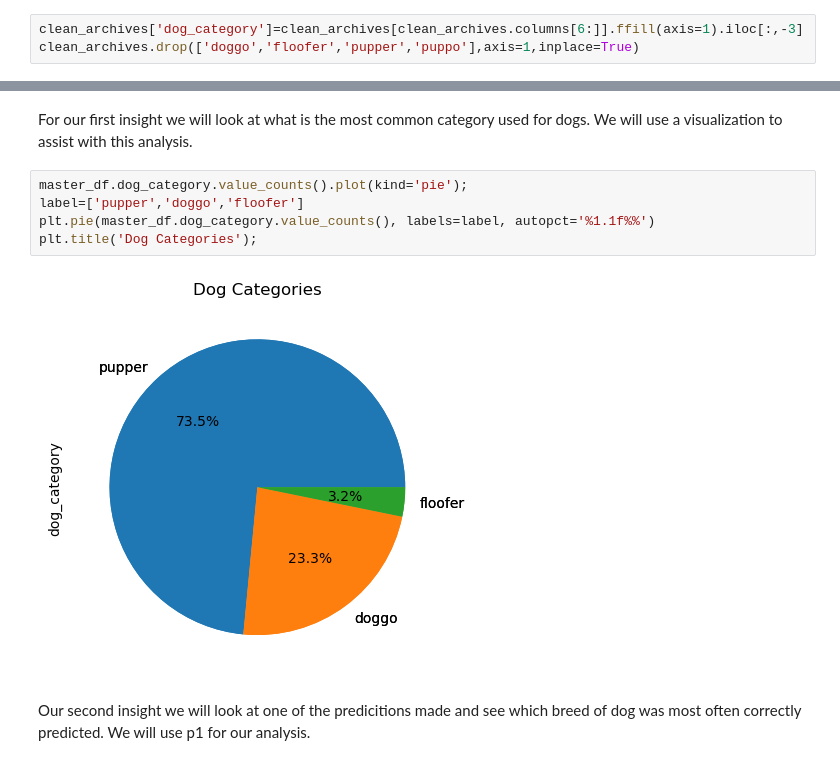
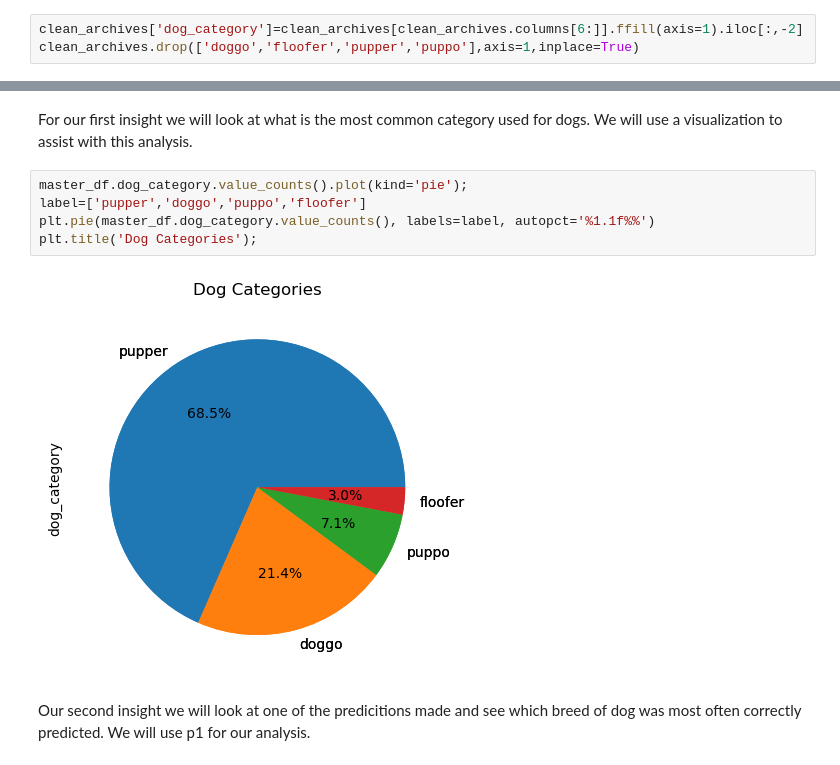
Before and after one commit to jdaugherty1216/Data-Wrangling, a Jupyter notebook: wrangle_act.ipynb, the cells around one changed output, grey strips where cells are left out. Saved outputs shown, nothing was run; the diff lists cells and outputs as text.

```diff
--- a/wrangle_act.ipynb
+++ b/wrangle_act.ipynb
@@ -584,7 +590,7 @@ clean_archives.head(1)
 # %% [markdown]
 ### Code
 # %%
-clean_archives['dog_category']=clean_archives[clean_archives.columns[6:]].ffill(axis=1).iloc[:,-3]
+clean_archives['dog_category']=clean_archives[clean_archives.columns[6:]].ffill(axis=1).iloc[:,-2]
 clean_archives.drop(['doggo','floofer','pupper','puppo'],axis=1,inplace=True)
 # %% [markdown]
 ### Test
@@ -641,11 +655,11 @@ In this section, analyze and visualize your wrangled data. You must produce at l
 For our first insight we will look at what is the most common category used for dogs. We will use a visualization to assist with this analysis.
 # %%
 master_df.dog_category.value_counts().plot(kind='pie');
-label=['pupper','doggo','floofer']
+label=['pupper','doggo','puppo','floofer']
 plt.pie(master_df.dog_category.value_counts(), labels=label, autopct='%1.1f%%')
 plt.title('Dog Categories');
 # %% [output]
-[figure, old version]
+[figure, new version]
 # %% [markdown]
 Our second insight we will look at one of the predicitions made and see which breed of dog was most often correctly predicted. We will use p1 for our analysis.
 # %%
```
Also changed, not shown: parts of 5 cells of this notebook, 3 other files.
